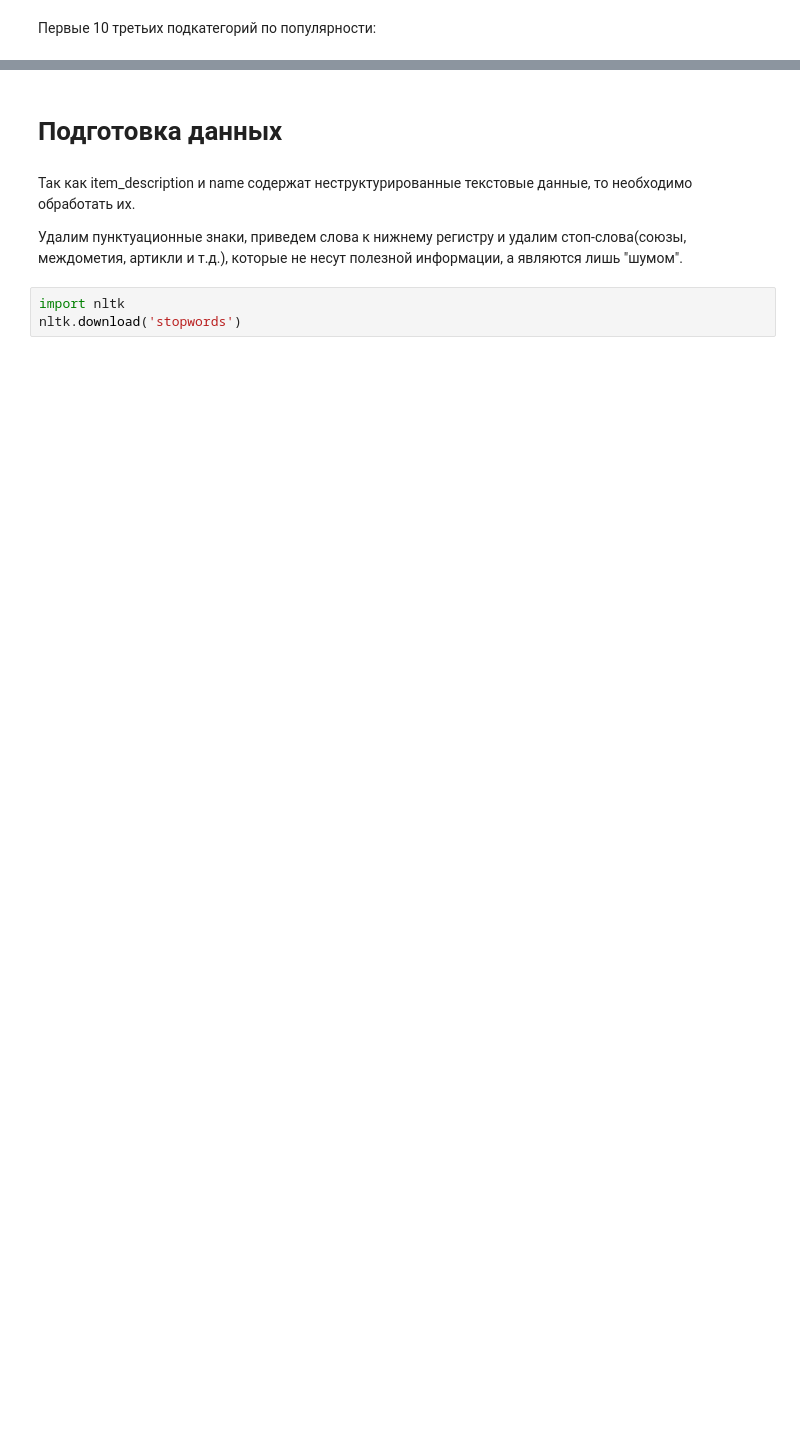
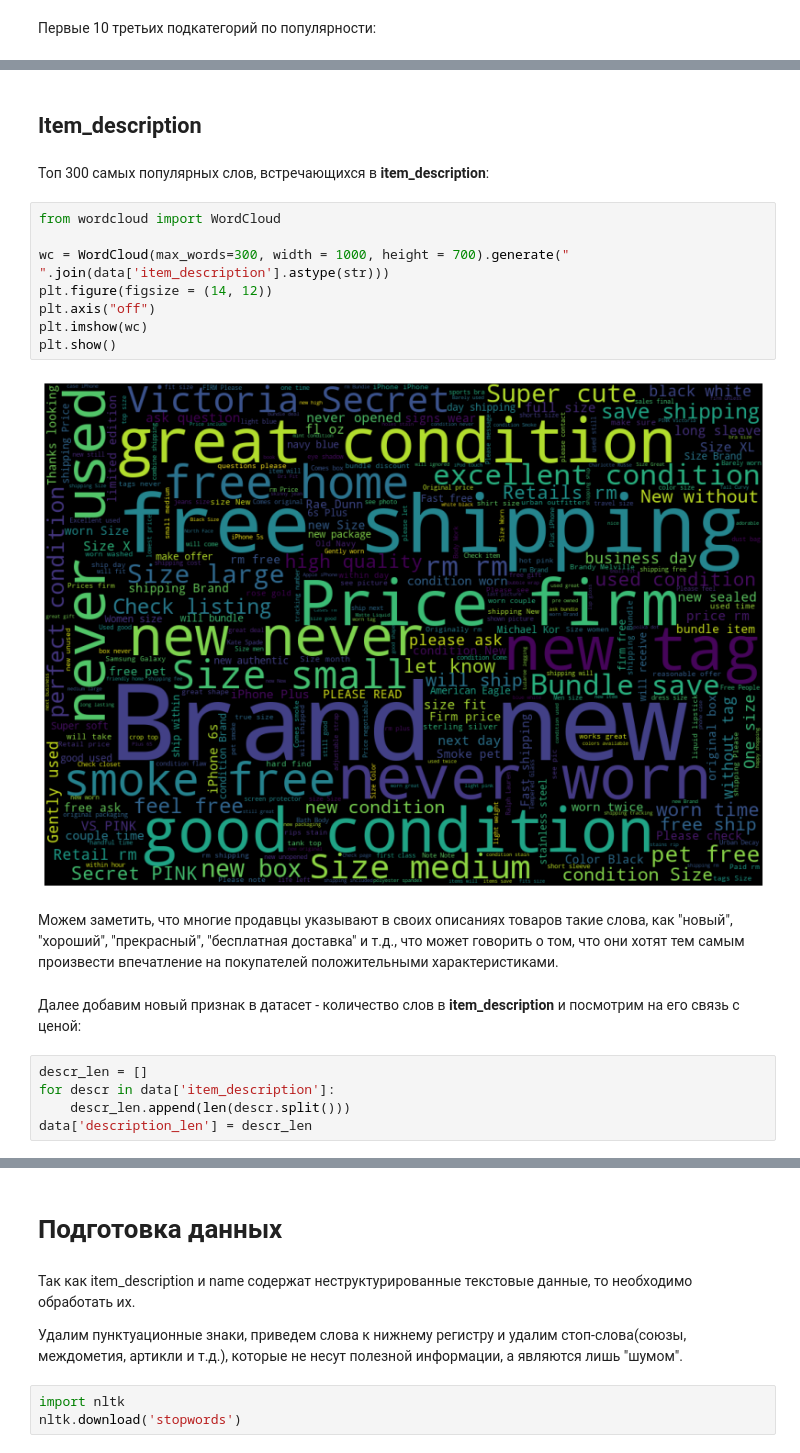
Before and after one commit to nisded/graduation_work, a Jupyter notebook: Mercari price suggestion.ipynb, the cells around one changed output, grey strips where cells are left out. Drawn from its saved outputs; the diff is of its cells as text; blank space fills up the shorter version.

```diff
--- a/Mercari price suggestion.ipynb
+++ b/Mercari price suggestion.ipynb
@@ -463,0 +488,23 @@ Cases, Covers & Skins: 1.66 %
+# %% [markdown]
+## Item_description
+# %% [markdown]
+Топ 300 самых популярных слов, встречающихся в **item_description**:
+# %%
+from wordcloud import WordCloud
+
+wc = WordCloud(max_words=300, width = 1000, height = 700).generate(" ".join(data['item_description'].astype(str)))
+plt.figure(figsize = (14, 12))
+plt.axis("off")
+plt.imshow(wc)
+plt.show()
+# %% [output]
+[figure, added]
+# %% [markdown]
+Можем заметить, что многие продавцы указывают в своих описаниях товаров такие слова, как "новый", "хороший", "прекрасный", "бесплатная доставка" и т.д., что может говорить о том, что они хотят тем самым произвести впечатление на покупателей положительными характеристиками.
+# %% [markdown]
+Далее добавим новый признак в датасет - количество слов в **item_description** и посмотрим на его связь с ценой:
+# %%
+descr_len = []
+for descr in data['item_description']:
+    descr_len.append(len(descr.split()))
+data['description_len'] = descr_len
```
Also changed, not shown: parts of 53 cells of this notebook, 1 other file.
